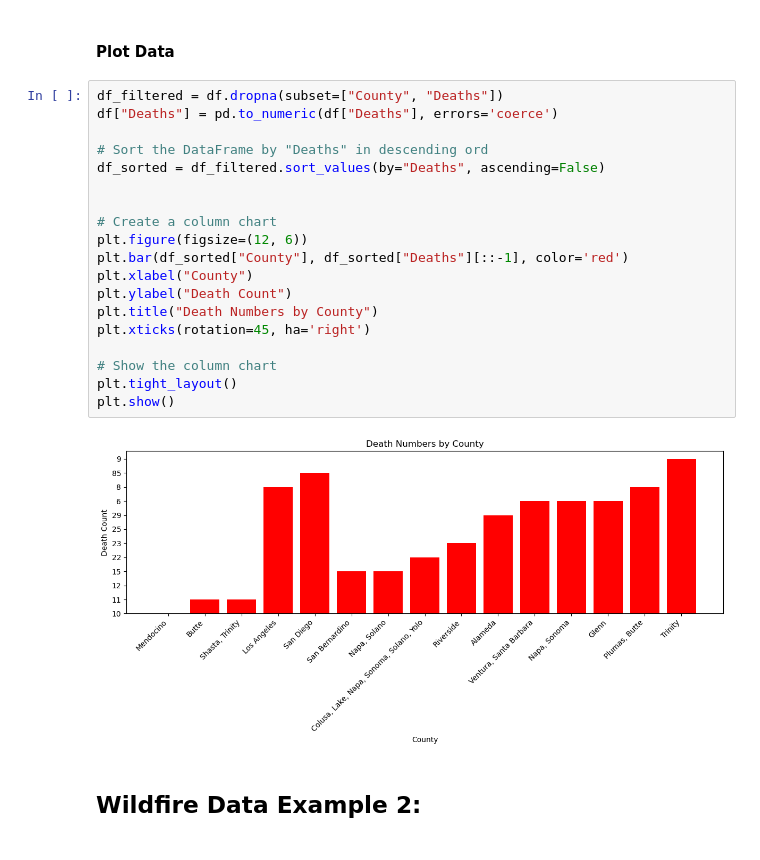
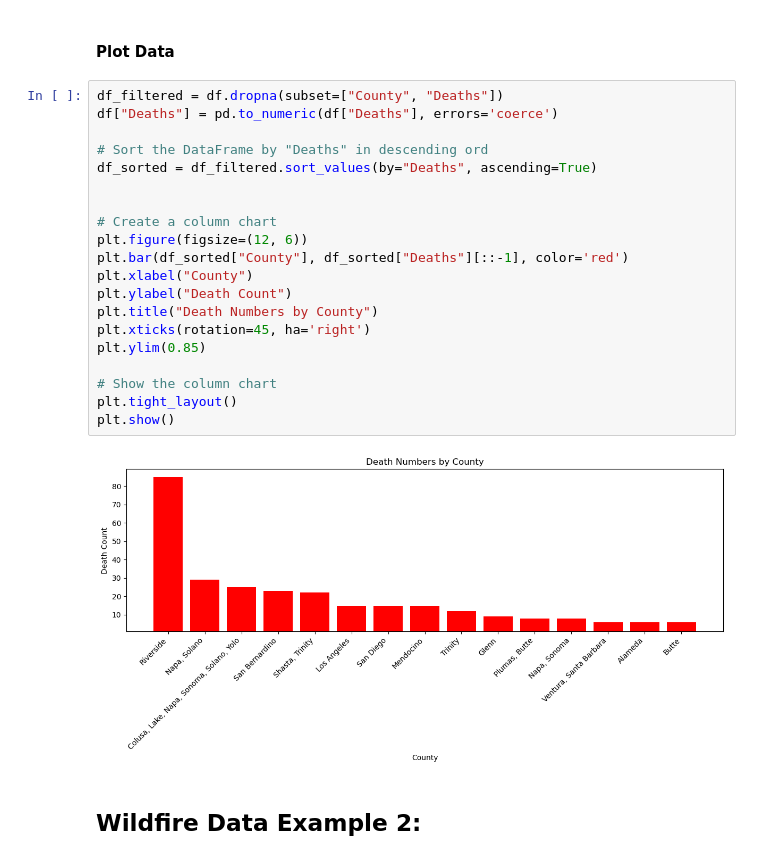
Before and after one commit to fletcher-m/group3_project, a Jupyter notebook: nbs/beautiful_soup_demo.ipynb, the cells around one changed output. Saved outputs shown, nothing was run; the diff lists cells and outputs as text.

Commit message:
changed graph axis for deaths by county

```diff
--- a/nbs/beautiful_soup_demo.ipynb
+++ b/nbs/beautiful_soup_demo.ipynb
@@ -148,24 +148,25 @@ print(df)
 # %%
 df_filtered = df.dropna(subset=["County", "Deaths"])
 df["Deaths"] = pd.to_numeric(df["Deaths"], errors='coerce')
 
 # Sort the DataFrame by "Deaths" in descending ord
-df_sorted = df_filtered.sort_values(by="Deaths", ascending=False)
+df_sorted = df_filtered.sort_values(by="Deaths", ascending=True)
 
 
 # Create a column chart
 plt.figure(figsize=(12, 6))
 plt.bar(df_sorted["County"], df_sorted["Deaths"][::-1], color='red')
 plt.xlabel("County")
 plt.ylabel("Death Count")
 plt.title("Death Numbers by County")
 plt.xticks(rotation=45, ha='right')
+plt.ylim(0.85)
 
 # Show the column chart
 plt.tight_layout()
 plt.show()
 # %% [output]
-[figure, old version]
+[figure, new version]
 # %% [markdown]
 ## Wildfire Data Example 2:
 # %% [markdown]
```
